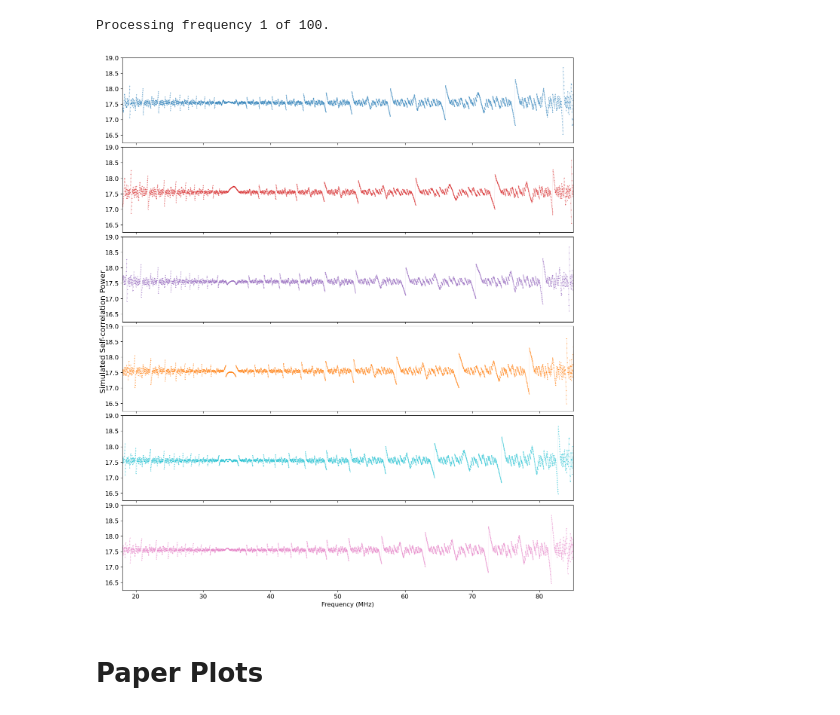
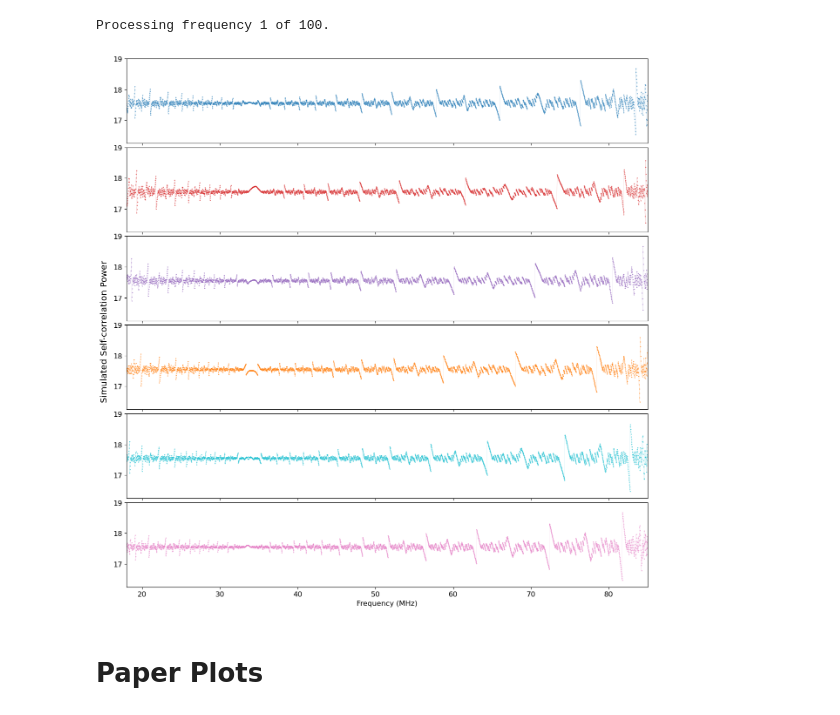
Before and after one commit to rlbyrne/requantization_sim, a Jupyter notebook: requantization_semianalytic_sim.ipynb, the cells around one changed output. Saved outputs shown, nothing was run; the diff lists cells and outputs as text; code cells hidden in the pictures.

```diff
--- a/requantization_semianalytic_sim.ipynb
+++ b/requantization_semianalytic_sim.ipynb
@@ -305,34 +305,34 @@ final_variances, final_autocorrs = simulation_scripts.requantization_sim(
 Processing frequency 1 of 100.
 # %%
 # Full simulation, from files
-fig, ax = plt.subplots(nrows=6, figsize=(13, 15), sharex=True)
+fig, ax = plt.subplots(nrows=6, figsize=(13, 13), sharex=True)
 
 for simulation_ind in range(6):
     with open(f"simulation_output{simulation_ind}.npy", "rb") as f:
         freq_array = np.load(f)
         final_variances = np.load(f)
         final_autocorrs = np.load(f)
     f.close()
 
     ax[simulation_ind].plot(
         freq_array,
         final_autocorrs,
         ".-",
         markersize=1,
         linewidth=0.1,
         color=color_array[simulation_ind],
     )
     ax[simulation_ind].set_xlim([18, 85])
     ax[simulation_ind].set_ylim([16.25, 19])
 plt.xlabel("Frequency (MHz)")
 fig.supylabel("Simulated Self-correlation Power")
 plt.tight_layout()
 fig.subplots_adjust(hspace=0.05)  # Reduce vertical space between plots
 # ax.set_ylim([0, 1])
 plt.savefig("/Users/ruby/Downloads/simulated_output.png", dpi=300)
 plt.show()
 # %% [output]
-[figure, old version]
+[figure, new version]
 # %% [markdown]
 # Paper Plots
 # %%
```
Also changed, not shown: parts of 8 cells of this notebook, 1 other file.
